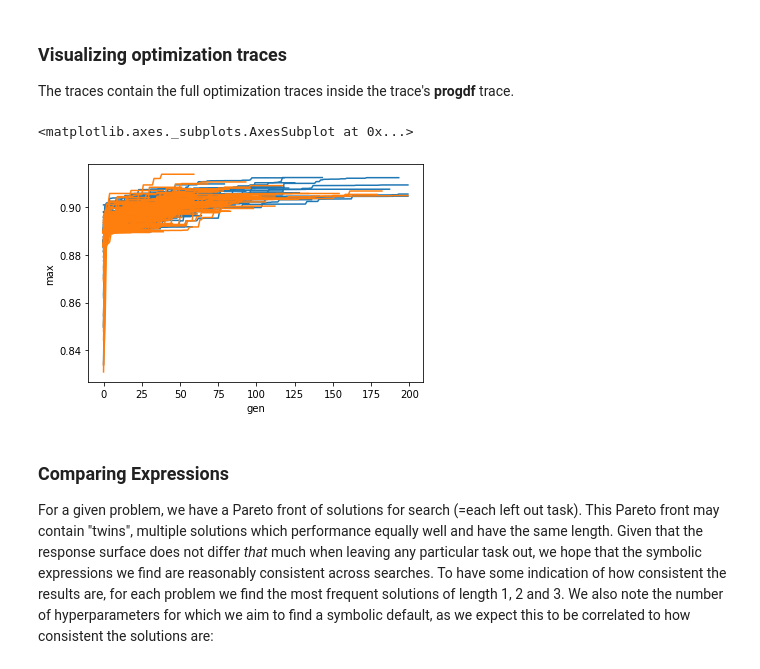
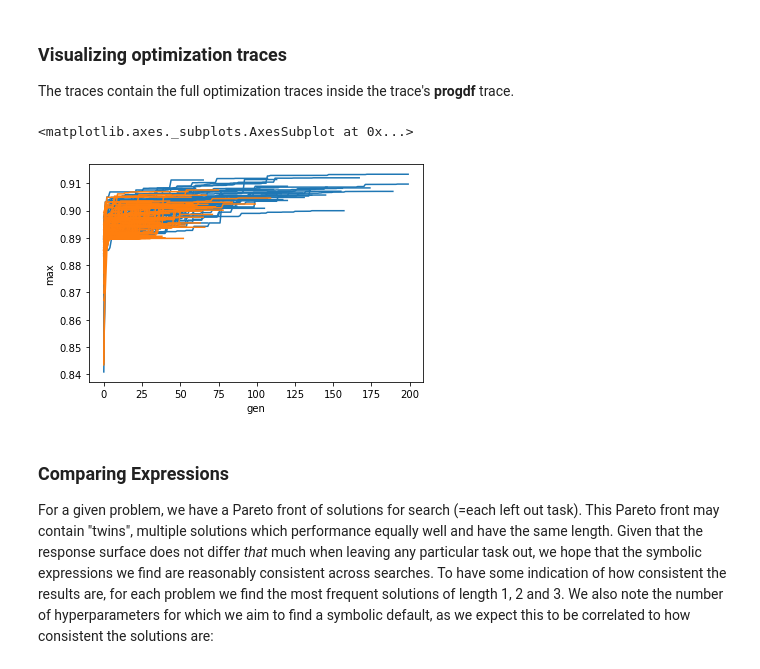
Before and after one commit to PGijsbers/symbolicdefaults, a Jupyter notebook: LogParsing.ipynb, the cells around one changed output. Cells and saved outputs as stored; diff of their text form; code cells hidden in the pictures.

```diff
--- a/LogParsing.ipynb
+++ b/LogParsing.ipynb
@@ -302,11 +336,11 @@ The plot above shows a histogram counting the number of generations until stoppi
 The traces contain the full optimization traces inside the trace's **progdf** trace.
 # %%
 import seaborn as sns
-sns.lineplot(x='gen', y='max', units='task', estimator=None, data=traces['mlr_svm_lisa_local'].progdf)
-sns.lineplot(x='gen', y='max', units='task', estimator=None, data=traces['mlr_svm_lisa'].progdf)
+sns.lineplot(x='gen', y='max', units='task', estimator=None, data=traces[f'{alg}_gauss24_1eph_d1_2'].progdf)
+sns.lineplot(x='gen', y='max', units='task', estimator=None, data=traces[f'{alg}_gauss24_1eph_d1_2i'].progdf)
 # %% [output]
 <matplotlib.axes._subplots.AxesSubplot at 0x...>
-[figure, old version]
+[figure, new version]
 # %% [markdown]
 ### Comparing Expressions
 For a given problem, we have a Pareto front of solutions for search (=each left out task).
```
Also changed, not shown: parts of 16 cells of this notebook, 35 other files.
